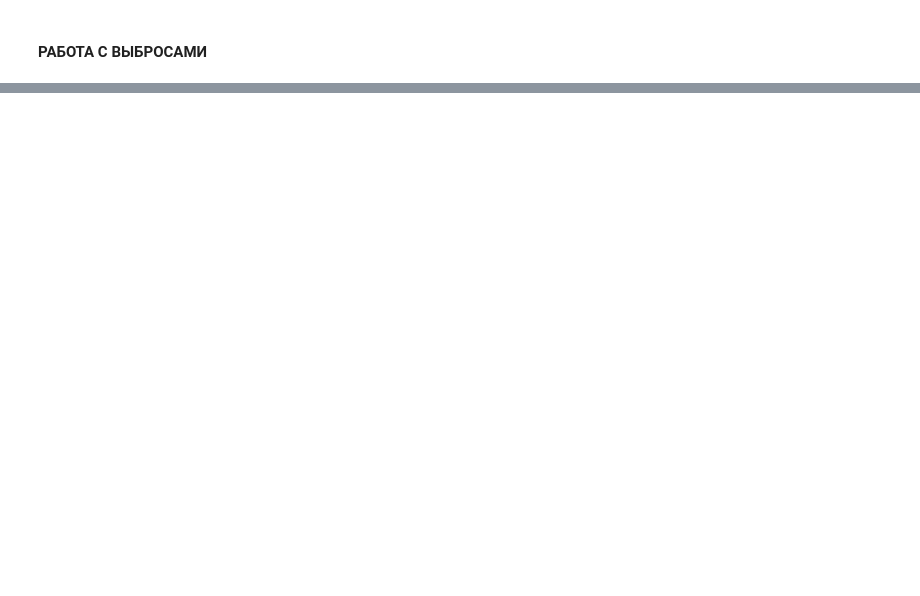
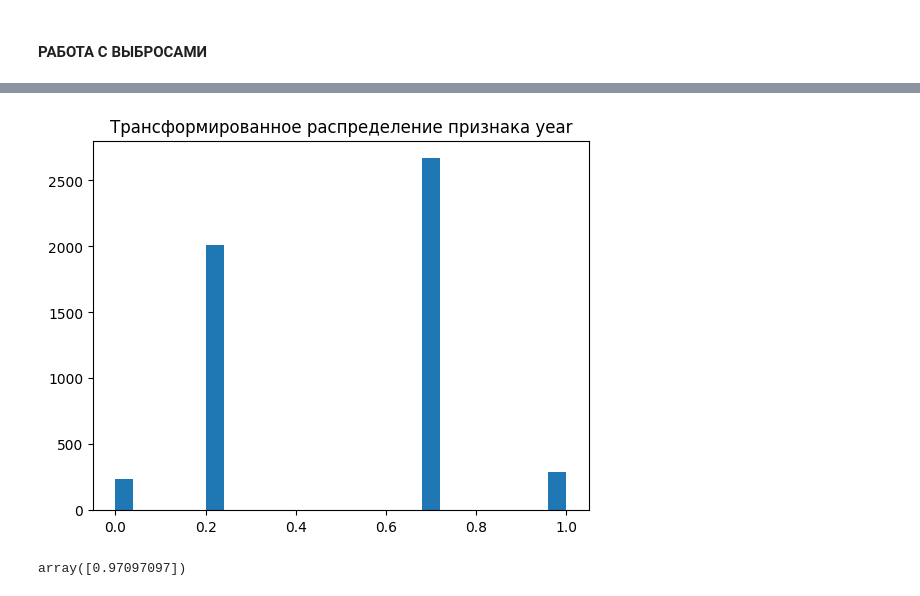
Before and after one commit to vadimkopytko/learning, a Jupyter notebook: SkillFactory/ML_6_Отбор_и_селекция_признаков/Theory.ipynb, the cells around one changed output, grey strips where cells are left out. Drawn from its saved outputs; the diff is of its cells as text; code cells hidden in the pictures; blank space fills up the shorter version.

```diff
--- a/SkillFactory/ML_6_Отбор_и_селекция_признаков/Theory.ipynb
+++ b/SkillFactory/ML_6_Отбор_и_селекция_признаков/Theory.ipynb
@@ -262,0 +553,13 @@ Test R^2: 0.465
+# %%
+condition_for_transform = X_c['condition'].values.reshape((len(X_c),1))
+quantile_2 = QuantileTransformer(output_distribution='uniform')
+condition_transformed = quantile_2.fit_transform(condition_for_transform)
+plt.hist(condition_transformed, bins=25)
+plt.title('Трансформированное распределение признака year')
+plt.show()
+# %% [output]
+[figure, added]
+# %%
+condition_transformed[0]
+# %% [output]
+array([0.97097097])
```
Also changed, not shown: parts of 57 cells of this notebook, 3 other files.
